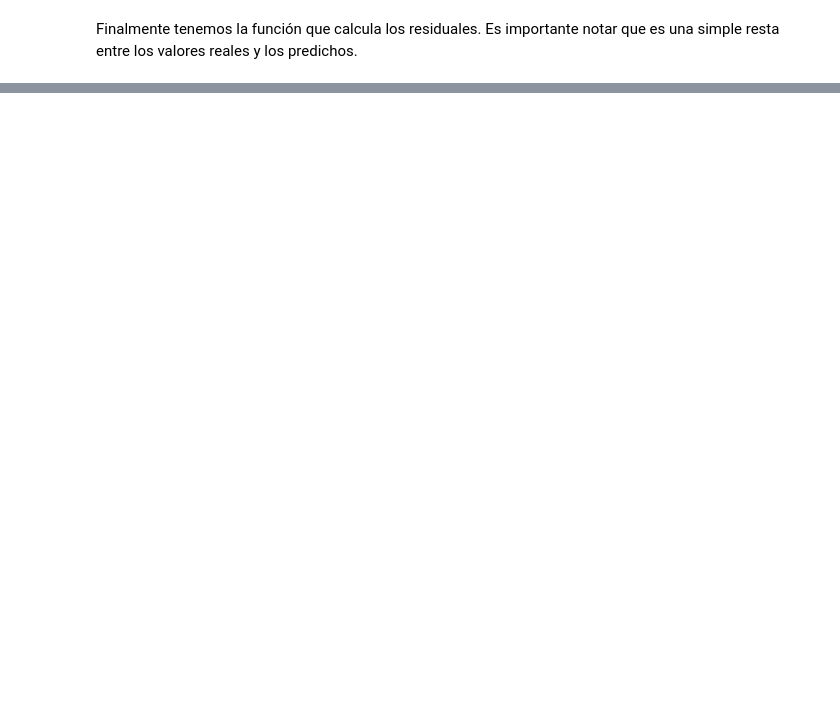
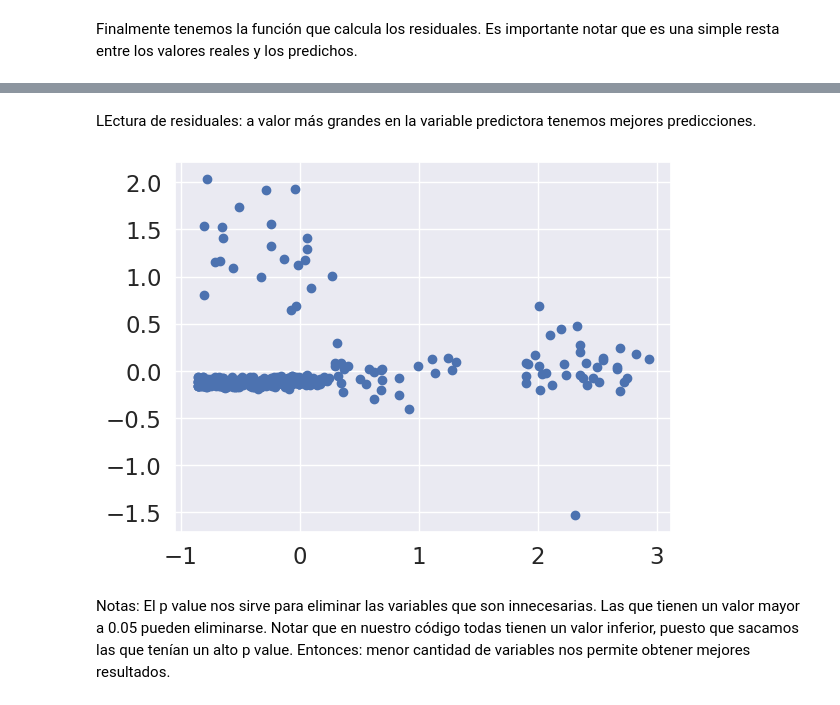
Before and after one commit to adolfo85/gastosmedicos, a Jupyter notebook: notebookInsurance.ipynb, the cells around one changed output, grey strips where cells are left out. Saved outputs shown, nothing was run; the diff lists cells and outputs as text; code cells hidden in the pictures; blank space fills up the shorter version.

```diff
--- a/notebookInsurance.ipynb
+++ b/notebookInsurance.ipynb
@@ -217,0 +261,5 @@ Analizando el segundo modelo
+# %%
+df_second = df.copy()
+df_second['age2'] = df_second.age**2
+df_second['sobrepeso'] = (df_second.bmi >= 30).astype(int)
+df_second['sobrepeso*fumador'] = df_second.sobrepeso * df_second.smoker_yes
@@ -217,0 +270,19 @@ Analizando el segundo modelo
+# %%
+X_cols = ['sobrepeso*fumador', 'smoker_yes', 'age2', 'children']
+y_col = ['charges']
+
+X = df_second[X_cols].values
+y = df_second[y_col].values
+
+X_train, X_test, y_train, y_test = train_test_split(X,y)
+sc_x = StandardScaler().fit(X)
+sc_y = StandardScaler().fit(y)
+
+X_train = sc_x.transform(X_train)
+X_test = sc_x.transform(X_test)
+y_train = sc_y.transform(y_train)
+y_test = sc_y.transform(y_test)
+
+model = LinearRegression(fit_intercept=False)
+model.fit(X_train,y_train)
+y_pred = model.predict(X_test)
@@ -217,0 +304,5 @@ Analizando el segundo modelo
+# %%
+y_test = y_test.reshape(-1)
+
+print("==========Summary==========")
+stats.summary(model, X_test, y_test, X_cols)
@@ -217,0 +326,10 @@ Analizando el segundo modelo
+# %% [markdown]
+LEctura de residuales: a valor más grandes en la variable predictora tenemos mejores predicciones.
+# %%
+residuals = np.subtract(y_test, y_pred.reshape(-1))
+plt.scatter(y_pred, residuals)
+plt.show()
+# %% [output]
+[figure, added]
+# %% [markdown]
+Notas: El p value nos sirve para eliminar las variables que son innecesarias. Las que tienen un valor mayor a 0.05 pueden eliminarse. Notar que en nuestro código todas tienen un valor inferior, puesto que sacamos las que tenían un alto p value. Entonces: menor cantidad de variables nos permite obtener mejores resultados.
```
Also changed, not shown: parts of 13 cells of this notebook.
